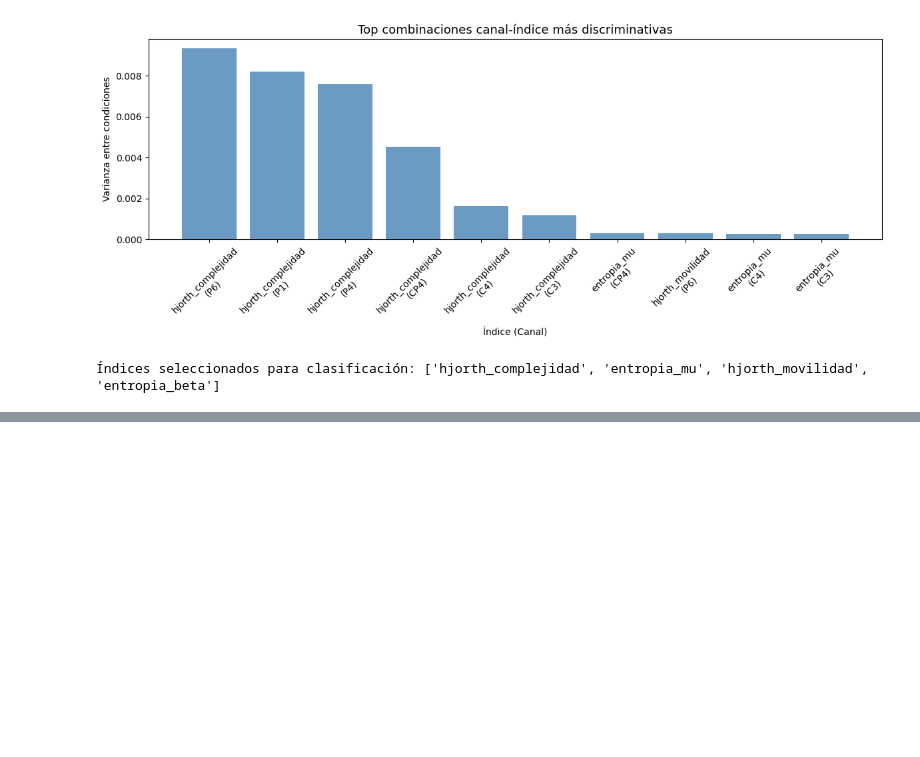
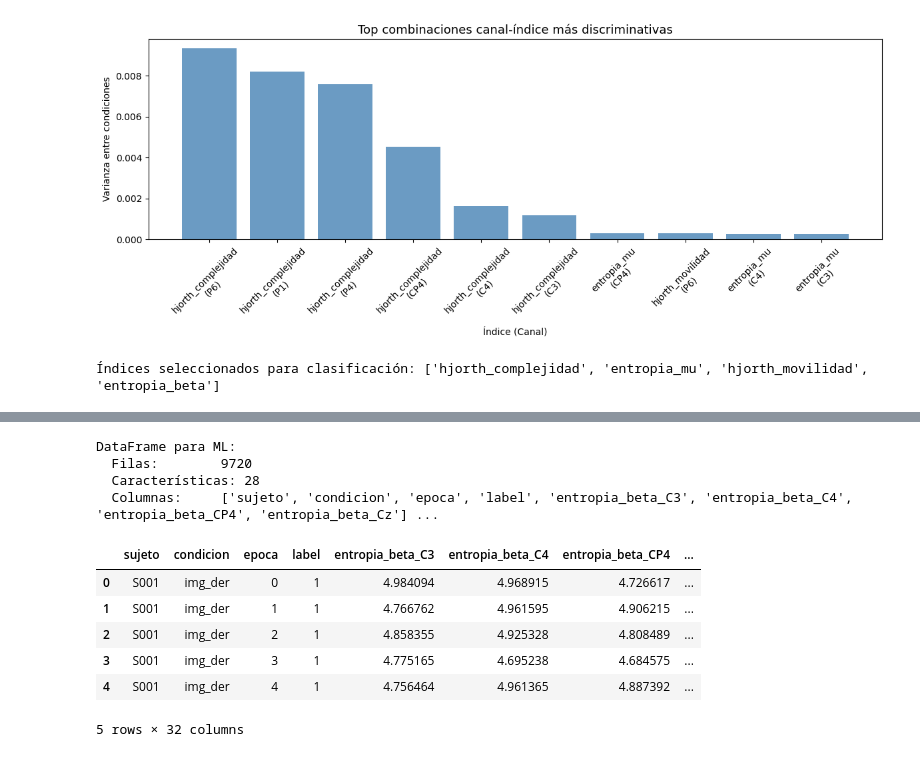
Before and after one commit to Michael10Crack/Lab_BioSenales, a Jupyter notebook: Proyecto_2.ipynb, the cells around one changed output, grey strips where cells are left out. Cells and saved outputs as stored; diff of their text form; code cells hidden in the pictures; blank space fills up the shorter version.

```diff
--- a/Proyecto_2.ipynb
+++ b/Proyecto_2.ipynb
@@ -842,0 +1169,44 @@ canal             indice  varianza
+# %%
+
+# CLASIFICACIÓN — PREPARACIÓN DE DATOS
+
+
+# Índices y canales seleccionados
+indices_relevantes  = ['hjorth_complejidad', 'hjorth_movilidad',
+                       'entropia_mu', 'entropia_beta']
+canales_interes     = ['C3', 'C4', 'Cz', 'CP4', 'P4', 'P6', 'P1']
+
+# Filtrar solo índices y canales relevantes
+df_filtrado = df_caracteristicas[
+    df_caracteristicas['canal'].isin(canales_interes)
+][['sujeto', 'condicion', 'canal', 'epoca', 'label'] + indices_relevantes].copy()
+
+# Pivot: una fila por época con todos los canales como columnas
+df_pivot = df_filtrado.pivot_table(
+    index=['sujeto', 'condicion', 'epoca', 'label'],
+    columns='canal',
+    values=indices_relevantes
+)
+
+# Aplanar nombres de columnas
+df_pivot.columns = [f'{indice}_{canal}'
+                    for indice, canal in df_pivot.columns]
+df_pivot = df_pivot.reset_index()
+
+print(f"DataFrame para ML:")
+print(f"  Filas:        {len(df_pivot)}")
+print(f"  Características: {len([c for c in df_pivot.columns if c not in ['sujeto', 'condicion', 'epoca', 'label']])}")
+print(f"  Columnas:     {list(df_pivot.columns[:8])} ...")
+df_pivot.head()
+# %% [output]
+DataFrame para ML:
+  Filas:        9720
+  Características: 28
+  Columnas:     ['sujeto', 'condicion', 'epoca', 'label', 'entropia_beta_C3', 'entropia_beta_C4', 'entropia_beta_CP4', 'entropia_beta_Cz'] ...
+|  | sujeto | condicion | epoca | label | entropia_beta_C3 | entropia_beta_C4 | entropia_beta_CP4 | ... |
+| 0 | S001 | img_der | 0 | 1 | 4.984094 | 4.968915 | 4.726617 | ... |
+| 1 | S001 | img_der | 1 | 1 | 4.766762 | 4.961595 | 4.906215 | ... |
+| 2 | S001 | img_der | 2 | 1 | 4.858355 | 4.925328 | 4.808489 | ... |
+| 3 | S001 | img_der | 3 | 1 | 4.775165 | 4.695238 | 4.684575 | ... |
+| 4 | S001 | img_der | 4 | 1 | 4.756464 | 4.961365 | 4.887392 | ... |
+5 rows × 32 columns
```
Also changed, not shown: parts of 10 cells of this notebook.
